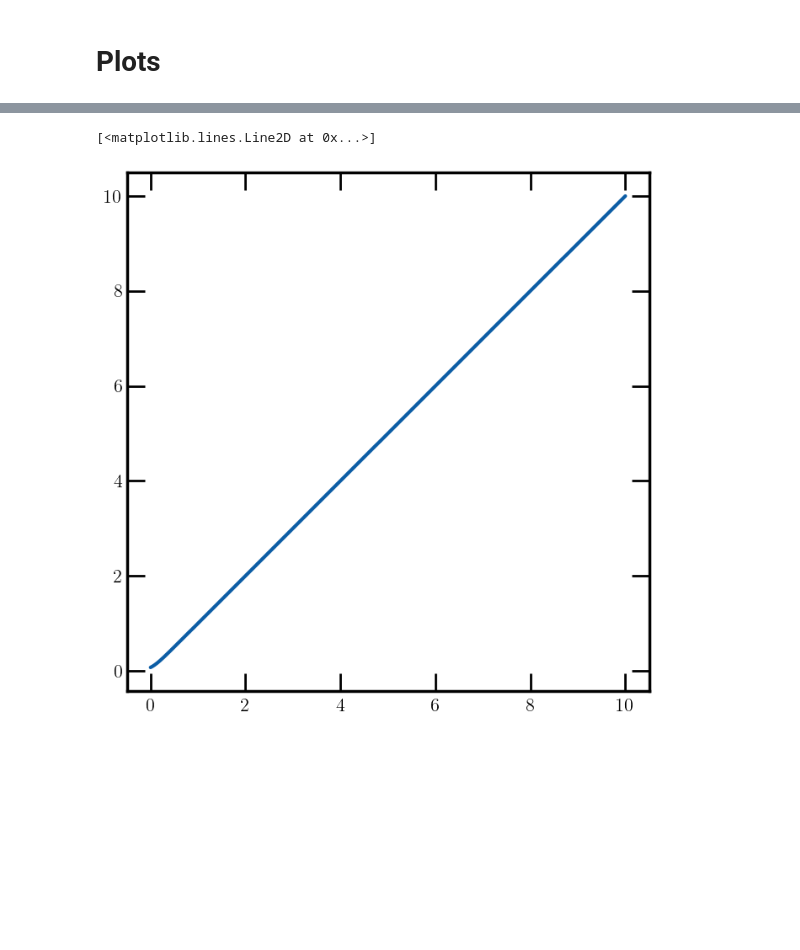
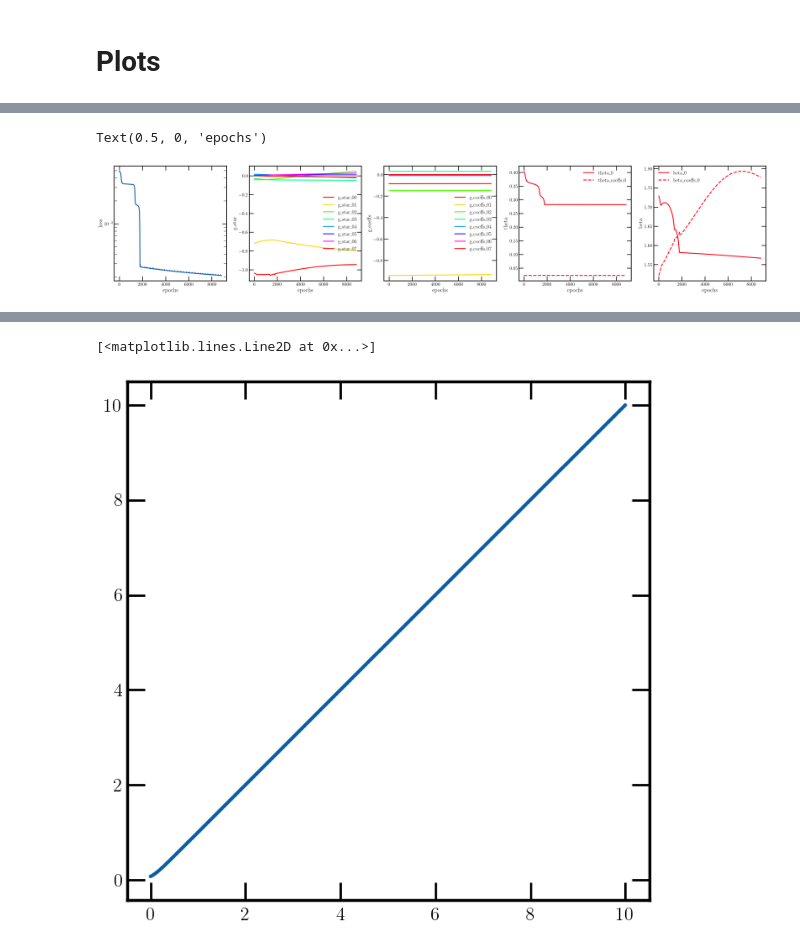
Before and after one commit to rikab/RDF, a Jupyter notebook: numeric/plot_results_JAX.ipynb, the cells around one changed output, grey strips where cells are left out. Drawn from its saved outputs; the diff is of its cells as text; code cells hidden in the pictures; blank space fills up the shorter version.

```diff
--- a/numeric/plot_results_JAX.ipynb
+++ b/numeric/plot_results_JAX.ipynb
@@ -278,12 +286,12 @@ plt.legend(loc = "upper left")
 fig, ax = newplot("full", width = 8 * 5, subplot_array=(1, 5))
 
 losses = np.array(losses)
-g_star_log = np.array(params_log["g_star"])
-g_coeffs_log = np.array(params_log["g_coeffs"])
-thetas_log = np.array(params_log["thetas"])
-betas_log = np.array(params_log["betas"])
-thetas_c_log_ = np.array(params_log["thetas_coeffs"])
-betas_c_log_ = np.array(params_log["betas_coeffs"])
+g_star_log = np.array([b["g_star"] for b in params_log])
+g_coeffs_log = np.array([b["g_coeffs"] for b in params_log])
+thetas_log = np.array([b["thetas"] for b in params_log])
+betas_log = np.array([b["betas"] for b in params_log])
+thetas_c_log = np.array([b["thetas_coeffs"] for b in params_log])
+betas_c_log = np.array([b["betas_coeffs"] for b in params_log])
 
 
 color = iter(
@@ -296,38 +304,44 @@ ax[0].set_yscale("log")
 
 for mi in range(g_star_log.shape[1]):
 
-    ax[3].plot(thetas_log[:,mi], label = f"theta_{mi}", color = c)
-    ax[4].plot(betas_log[:,mi], label = f"beta_{mi}", color = c)
 
-    ax[3].plot(thetas_c_log_[:,mi], label = f"theta_coeffs_{mi}", color = c, ls = "--")
-    ax[4].plot(betas_c_log_[:,mi], label = f"beta_coeffs_{mi}", color = c, ls = "--")
 
     for ni in range(g_star_log.shape[2]):
 
         c = next(color)
 
         ax[1].plot(g_star_log[:,mi,ni], color = c, label = f"g_star_{mi}{ni}")
         ax[2].plot(g_coeffs_log[:,mi,ni], color = c, label = f"g_coeffs_{mi}{ni}")
+
+
+    ax[3].plot(thetas_log[:,mi], label = f"theta_{mi}", color = c)
+    ax[4].plot(betas_log[:,mi], label = f"beta_{mi}", color = c)
+
+    ax[3].plot(thetas_c_log[:,mi], label = f"theta_coeffs_{mi}", color = c, ls = "--")
+    ax[4].plot(betas_c_log[:,mi], label = f"beta_coeffs_{mi}", color = c, ls = "--")
 
 ax[0].set_ylabel("loss")
 ax[0].set_xlabel("epochs")
 
 ax[1].legend()
 ax[1].set_ylabel("g_star")
 ax[1].set_xlabel("epochs")
 
 ax[2].legend()
 ax[2].set_ylabel("g_coeffs")
 ax[2].set_xlabel("epochs")
 
 ax[3].legend()
 ax[3].set_ylabel("theta")
 ax[3].set_xlabel("epochs")
 
 
 ax[4].legend()
 ax[4].set_ylabel("beta")
 ax[4].set_xlabel("epochs")
+# %% [output]
+Text(0.5, 0, 'epochs')
+[figure, added]
 # %%
 from utils.function_utils import polynomial
 from utils.distribution_utils import q, log_q, f
```
Also changed, not shown: parts of 5 cells of this notebook, 3 other files.
